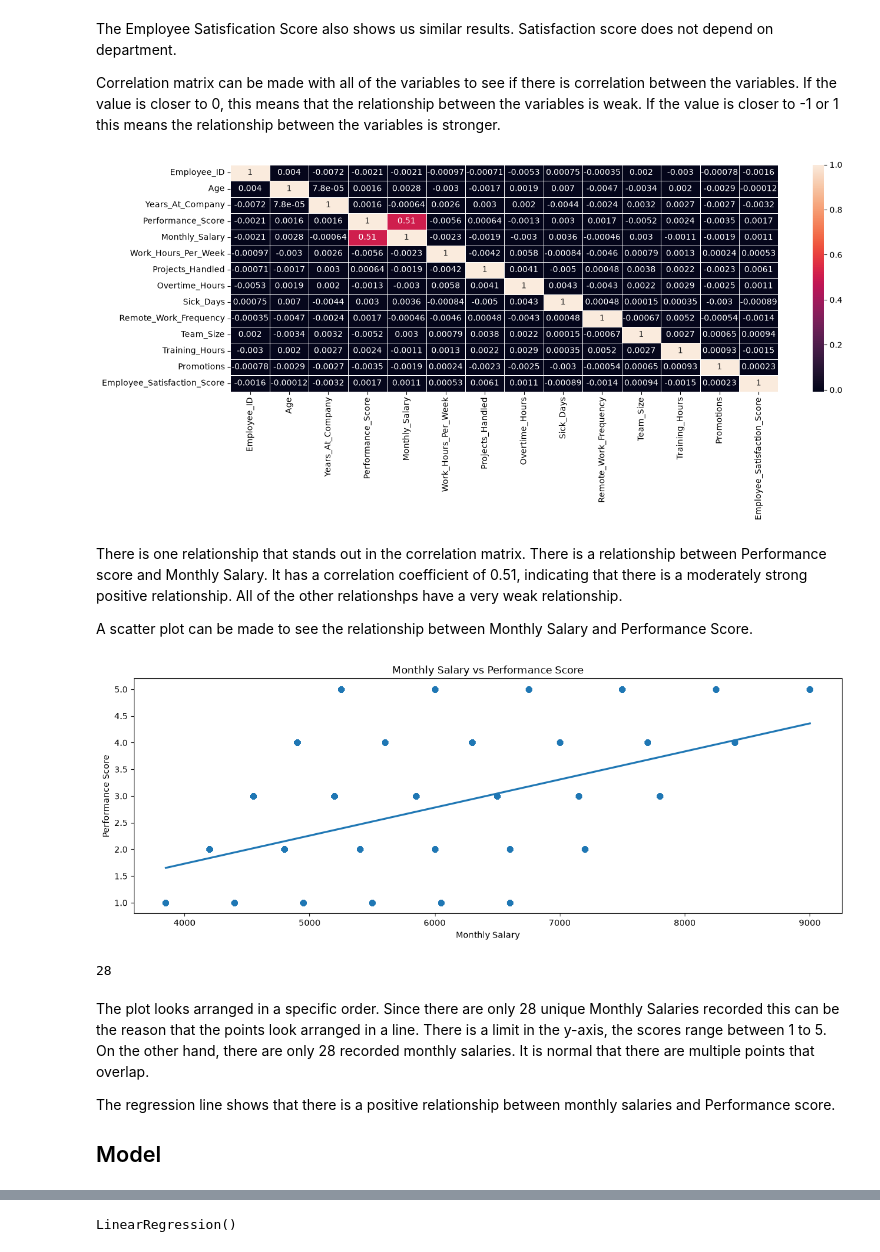
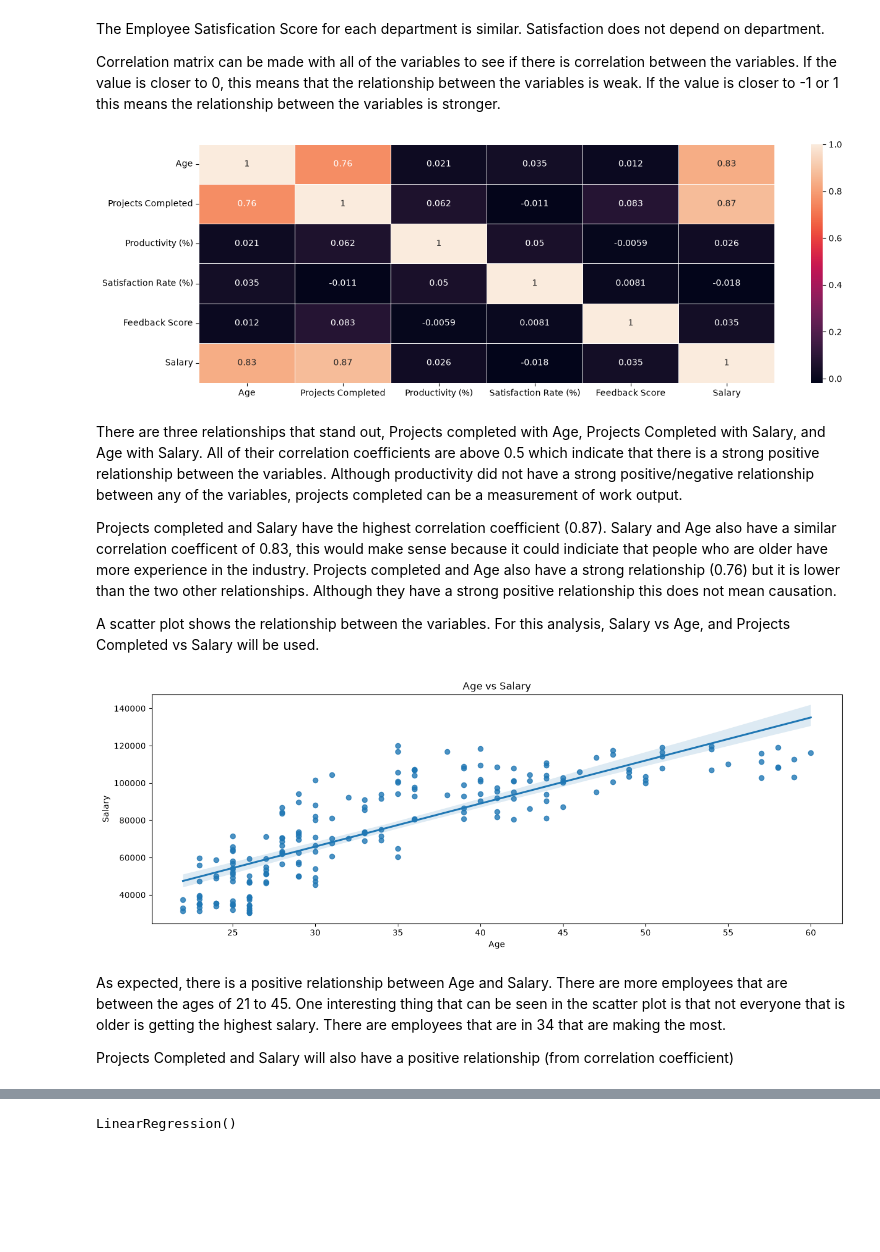
Before and after one commit to ro-rro/Machine-Learning-, a Jupyter notebook: Productivity_Project.ipynb, the cells around one changed output, grey strips where cells are left out. Cells and saved outputs as stored; diff of their text form; code cells hidden in the pictures; blank space fills up the shorter version.

```diff
--- a/Productivity_Project.ipynb
+++ b/Productivity_Project.ipynb
@@ -24,5 +28,5 @@ The first step of this project is to import the data that is being used. From th
 # %%
-productivity = pd.read_csv('/Users/rosienavarro/Data_Science/Productivity.csv')
+productivity = pd.read_csv('/Users/rosienavarro/Data_Science/hr_dashboard_data.csv')
 
 productivity.head(10)
 # %% [output]
@@ -173,5 +170,5 @@ Name: Performance_Score, dtype: float64
 # %% [markdown]
-The Employee Satisfication Score also shows us similar results. Satisfaction score does not depend on department.
+The Employee Satisfication Score for each department is similar. Satisfaction does not depend on department.
 
 Correlation matrix can be made with all of the variables to see if there is correlation between the variables. If the value is closer to 0, this means that the relationship between the variables is weak. If the value is closer to -1 or 1 this means the relationship between the variables is stronger.
 # %%
@@ -182,28 +179,25 @@ sns.heatmap(corrMatrix, annot=True, linewidth=.5, ax=ax)
 
 plt.show()
 # %% [output]
-[figure, old version]
+[figure, new version]
 # %% [markdown]
-There is one relationship that stands out in the correlation matrix. There is a relationship between Performance score and Monthly Salary. It has a correlation coefficient of 0.51, indicating that there is a moderately strong positive relationship. All of the other relationshps have a very weak relationship.
+There are three relationships that stand out, Projects completed with Age, Projects Completed with Salary, and Age with Salary. All of their correlation coefficients are above 0.5 which indicate that there is a strong positive relationship between the variables. Although productivity did not have a strong positive/negative relationship between any of the variables, projects completed can be a measurement of work output.
 
-A scatter plot can be made to see the relationship between Monthly Salary and Performance Score.
+Projects completed and Salary have the highest correlation coefficient (0.87). Salary and Age also have a similar correlation coefficent of 0.83, this would make sense because it could indiciate that people who are older have more experience in the industry. Projects completed and Age also have a strong relationship (0.76) but it is lower than the two other relationships. Although they have a strong positive relationship this does not mean causation.
+
+A scatter plot shows the relationship between the variables. For this analysis, Salary vs Age, and Projects Completed vs Salary will be used.
 # %%
 fig, ax = plt.subplots(figsize=(15,5))
-sns.regplot(data=productivity, x="Monthly_Salary", y="Performance_Score")
+sns.regplot(data=productivity, x="Age", y="Salary")
 
-plt.title("Monthly Salary vs Performance Score")
-plt.ylabel("Performance Score")
-plt.xlabel("Monthly Salary")
+plt.title("Age vs Salary")
+plt.ylabel("Salary")
+plt.xlabel("Age")
 plt.show()
 # %% [output]
-[figure, old version]
+[figure, new version]
-# %%
-productivity["Monthly_Salary"].nunique()
-# %% [output]
-28
 # %% [markdown]
-The plot looks arranged in a specific order. Since there are only 28 unique Monthly Salaries recorded this can be the reason that the points look arranged in a line. There is a limit in the y-axis, the scores range between 1 to 5. On the other hand, there are only 28 recorded monthly salaries. It is normal that there are multiple points that overlap.
+As expected, there is a positive relationship between Age and Salary. There are more employees that are between the ages of 21 to 45. One interesting thing that can be seen in the scatter plot is that not everyone that is older is getting the highest salary. There are employees that are in 34 that are making the most.
 
-The regression line shows that there is a positive relationship between monthly salaries and Performance score.
 
-## Model
+Projects Completed and Salary will also have a positive relationship (from correlation coefficient)
```
Also changed, not shown: parts of 33 cells of this notebook.
